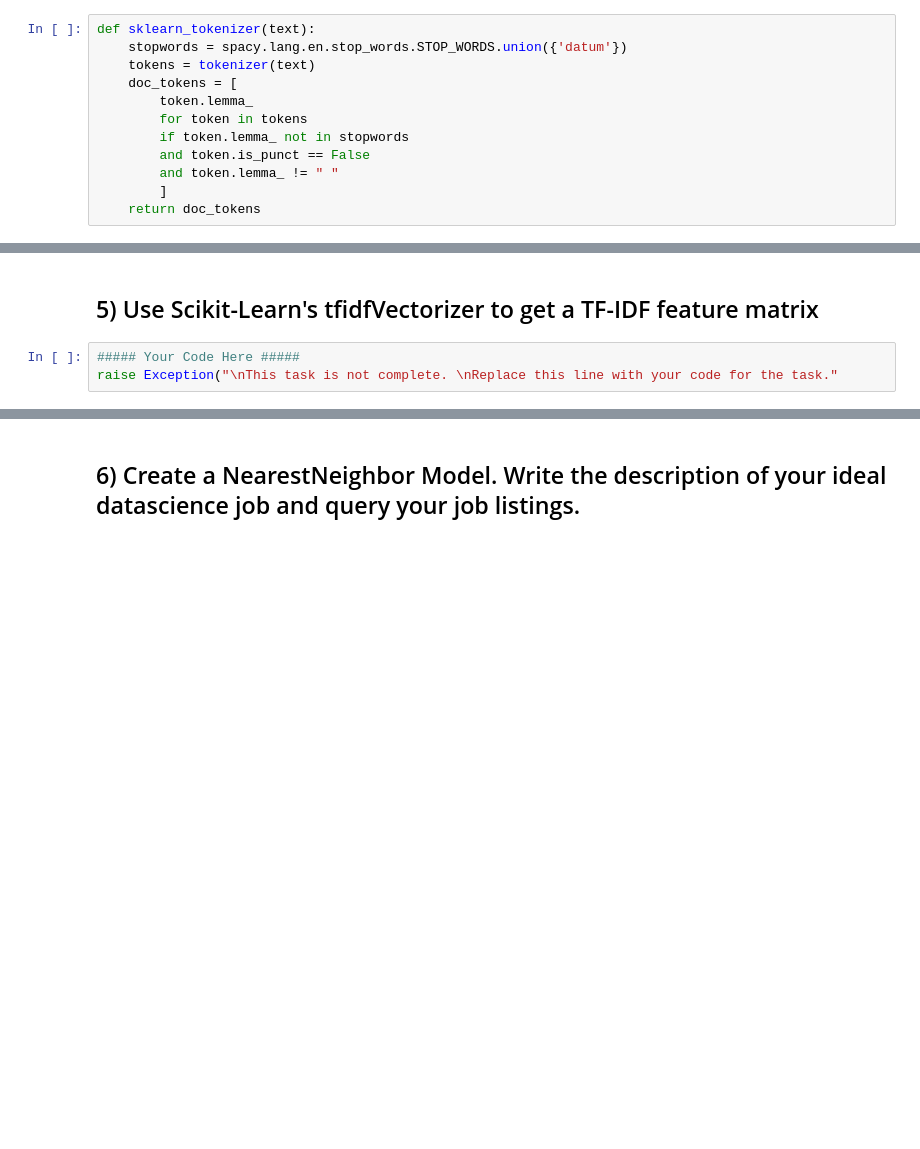
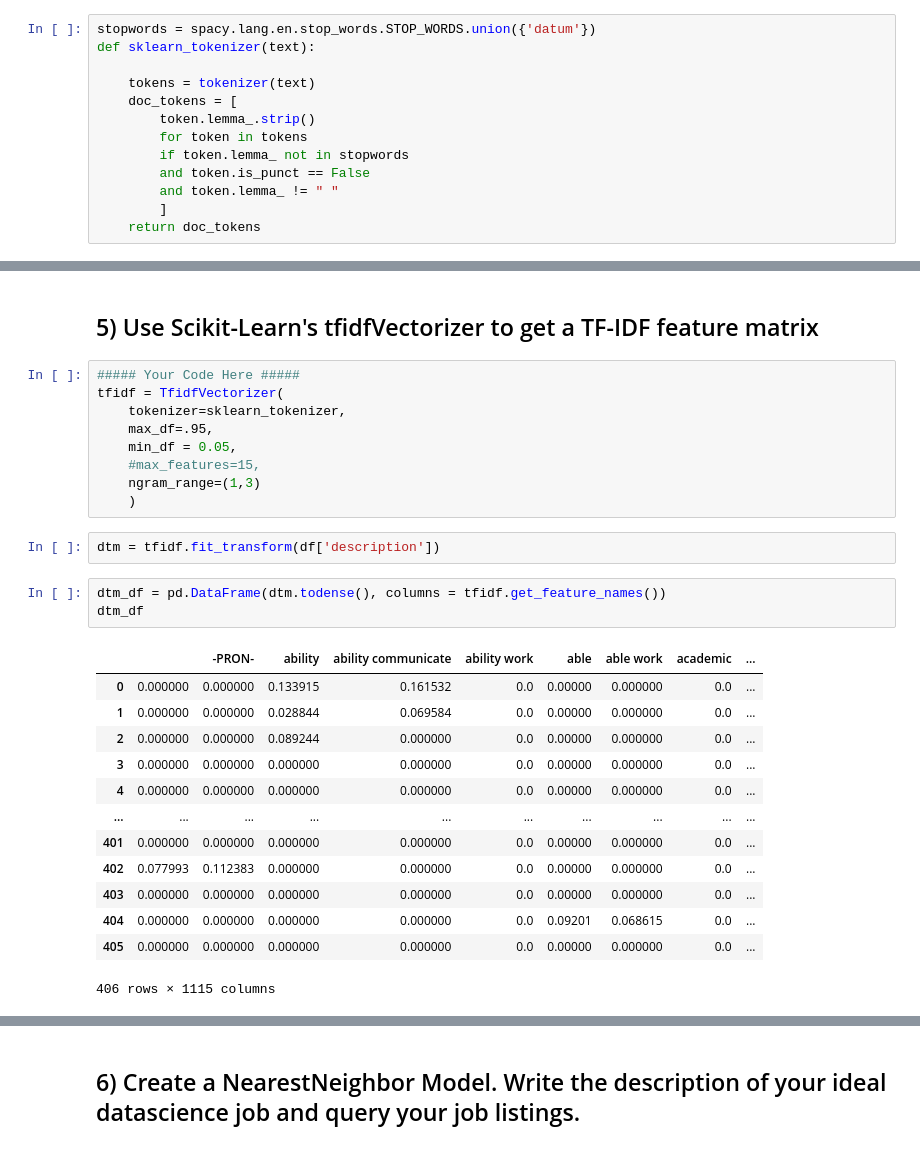
Before and after one commit to ErikSeguinte/DS-Unit-4-Sprint-1-NLP, a Jupyter notebook: module2-vector-representations/LS_DS_412_Vector_Representations_Assignment.ipynb, the cells around one changed output, grey strips where cells are left out. Saved outputs shown, nothing was run; the diff lists cells and outputs as text; blank space fills up the shorter version.

```diff
--- a/module2-vector-representations/LS_DS_412_Vector_Representations_Assignment.ipynb
+++ b/module2-vector-representations/LS_DS_412_Vector_Representations_Assignment.ipynb
@@ -72,11 +72,12 @@ Name: tokens, dtype: object
 # %% [markdown]
 ## 3) Use Scikit-Learn's CountVectorizer to get word counts for each listing.
 # %%
+stopwords = spacy.lang.en.stop_words.STOP_WORDS.union({'datum'})
 def sklearn_tokenizer(text):
-    stopwords = spacy.lang.en.stop_words.STOP_WORDS.union({'datum'})
+
     tokens = tokenizer(text)
     doc_tokens = [
-        token.lemma_
+        token.lemma_.strip()
         for token in tokens
         if token.lemma_ not in stopwords
         and token.is_punct == False
@@ -161,6 +162,31 @@ plot_sums
 | 24 | new | 455 |
 # %% [markdown]
 ## 5) Use Scikit-Learn's tfidfVectorizer to get a TF-IDF feature matrix
-# %%
-##### Your Code Here #####
-raise Exception("\nThis task is not complete. \nReplace this line with your code for the task."
+# %%
+##### Your Code Here #####
+tfidf = TfidfVectorizer(
+    tokenizer=sklearn_tokenizer,
+    max_df=.95,
+    min_df = 0.05,
+    #max_features=15,
+    ngram_range=(1,3)
+    )
+# %%
+dtm = tfidf.fit_transform(df['description'])
+# %%
+dtm_df = pd.DataFrame(dtm.todense(), columns = tfidf.get_feature_names())
+dtm_df
+# %% [output]
+|  |  | -PRON- | ability | ability communicate | ability work | able | able work | academic | ... |
+| 0 | 0.000000 | 0.000000 | 0.133915 | 0.161532 | 0.0 | 0.00000 | 0.000000 | 0.0 | ... |
+| 1 | 0.000000 | 0.000000 | 0.028844 | 0.069584 | 0.0 | 0.00000 | 0.000000 | 0.0 | ... |
+| 2 | 0.000000 | 0.000000 | 0.089244 | 0.000000 | 0.0 | 0.00000 | 0.000000 | 0.0 | ... |
+| 3 | 0.000000 | 0.000000 | 0.000000 | 0.000000 | 0.0 | 0.00000 | 0.000000 | 0.0 | ... |
+| 4 | 0.000000 | 0.000000 | 0.000000 | 0.000000 | 0.0 | 0.00000 | 0.000000 | 0.0 | ... |
+| ... | ... | ... | ... | ... | ... | ... | ... | ... | ... |
+| 401 | 0.000000 | 0.000000 | 0.000000 | 0.000000 | 0.0 | 0.00000 | 0.000000 | 0.0 | ... |
+| 402 | 0.077993 | 0.112383 | 0.000000 | 0.000000 | 0.0 | 0.00000 | 0.000000 | 0.0 | ... |
+| 403 | 0.000000 | 0.000000 | 0.000000 | 0.000000 | 0.0 | 0.00000 | 0.000000 | 0.0 | ... |
+| 404 | 0.000000 | 0.000000 | 0.000000 | 0.000000 | 0.0 | 0.09201 | 0.068615 | 0.0 | ... |
+| 405 | 0.000000 | 0.000000 | 0.000000 | 0.000000 | 0.0 | 0.00000 | 0.000000 | 0.0 | ... |
+406 rows × 1115 columns
```
Also changed, not shown: parts of 7 cells of this notebook.
